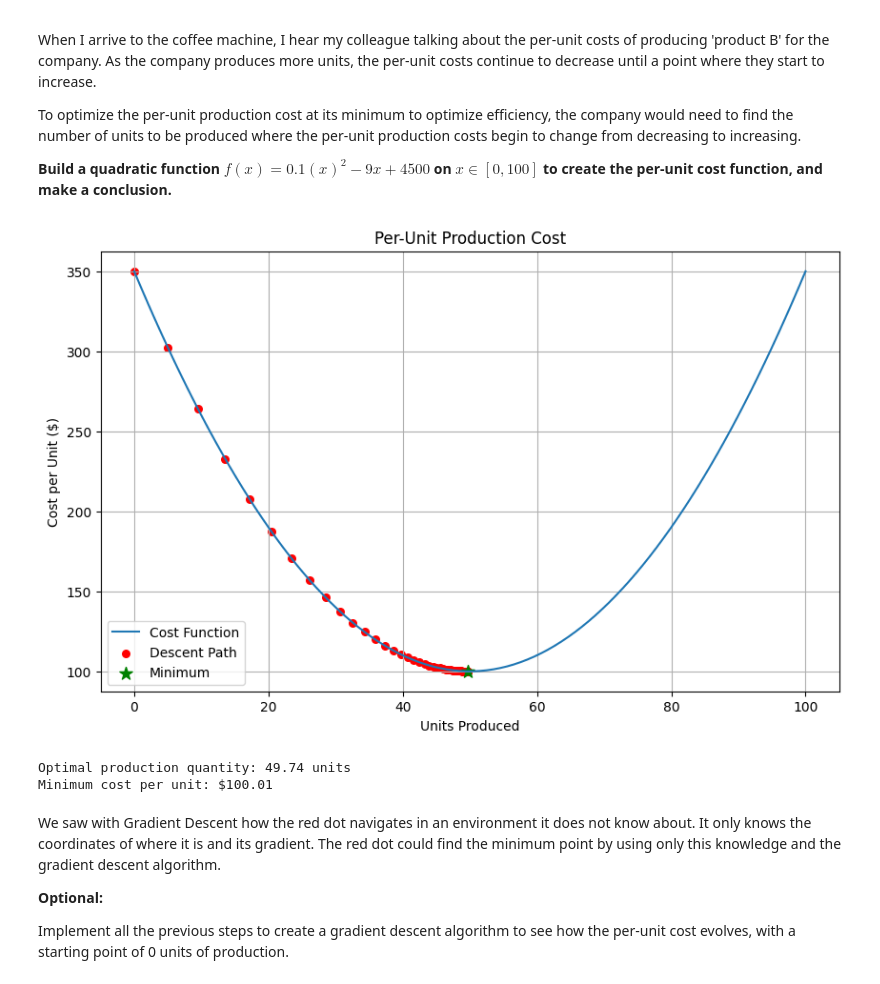
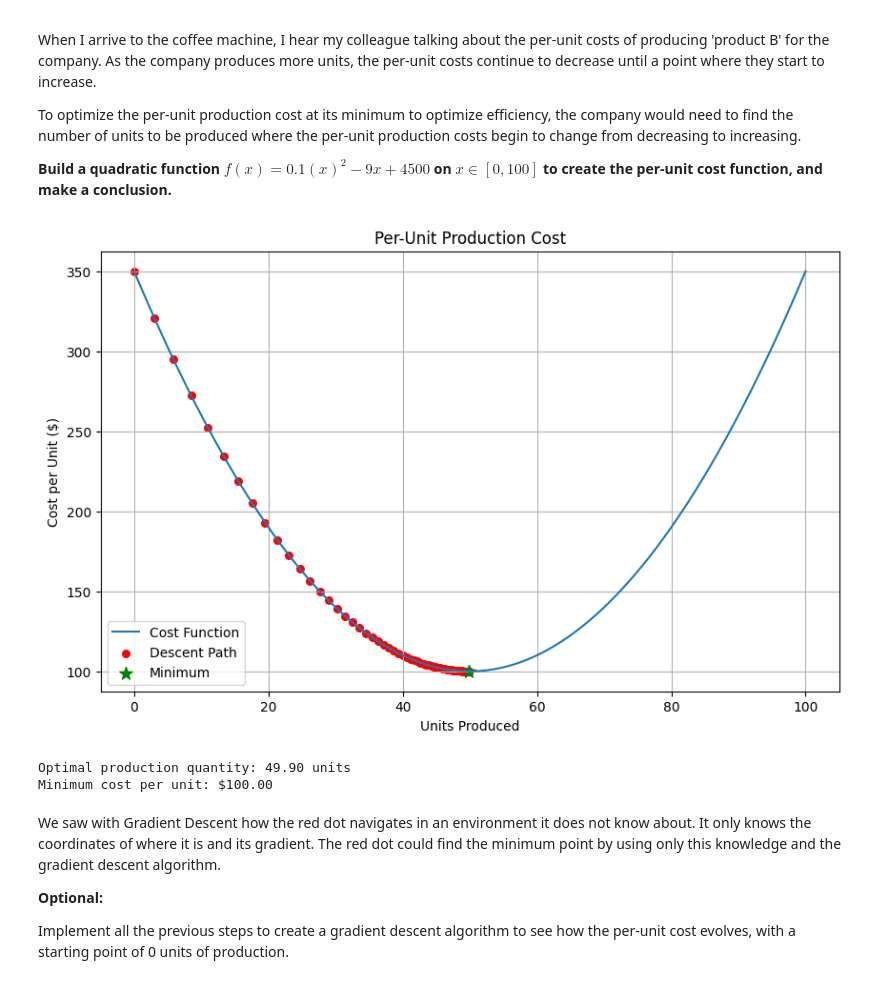
Before and after one commit to 4GeeksAcademy/BakuDShaggy-Calculus-Algebra, a Jupyter notebook: notebook/problems.ipynb, the cells around one changed output. Drawn from its saved outputs; the diff is of its cells as text; code cells hidden in the pictures.

```diff
--- a/notebook/problems.ipynb
+++ b/notebook/problems.ipynb
@@ -73,11 +73,20 @@ The first derivative of the speed function is acceleration. I realize that the s
 
 **Find the acceleration value and build the quadratic function  $(t ∈ [0,10])$. Also, create a graph and a table.**
 # %%
+# Calculate acceleration (from physics: distance = 0.5 * a * t^2)
+# Given: distance = 25m at t=10s, initial speed=0
+# 25 = 0.5 * a * (10)^2 → 25 = 50a → a = 0.5 m/s²
+acceleration = 0.5
+
+# Define distance function (quadratic)
+def distance(t):
+    return 0.5 * acceleration * t**2
+
 # Define speed function (derivative of distance)
 def speed(t):
     return acceleration * t
 
-# Add speed to the plot
+# Plot both functions
 t = np.linspace(0, 10, 100)
 plt.figure(figsize=(10, 5))
 plt.plot(t, distance(t), label='Distance')
@@ -89,7 +98,7 @@ plt.grid(True)
 plt.legend()
 plt.show()
 
-# Update DataFrame with speed
+# Create DataFrame
 df = pd.DataFrame({
     'Time (s)': np.arange(0, 11, 2),
     'Distance (m)': [distance(t) for t in np.arange(0, 11, 2)],
@@ -276,39 +292,41 @@ def cost(x):
 
 def d_cost(x):
     return 0.2 * (x - 50)
 
-# Improved Gradient Descent
-def gradient_descent_cost(initial_x, learning_rate=0.5, nsteps=50):
+def gradient_descent_cost(initial_x, learning_rate=0.3, nsteps=100):
     x = initial_x
     history = [x]
     for _ in range(nsteps):
-        x = x - learning_rate * d_cost(x)
+        # Calculate gradient
+        grad = d_cost(x)
+        # Update x
+        x = x - learning_rate * grad
         history.append(x)
     return x, history
 
 # Run gradient descent
 optimal_x, history = gradient_descent_cost(initial_x=0)
 optimal_cost = cost(optimal_x)
 
 # Visualization
 x_vals = np.linspace(0, 100, 100)
 plt.figure(figsize=(10, 6))
 plt.plot(x_vals, cost(x_vals), label='Cost Function')
 plt.scatter(history, cost(np.array(history)), c='red', s=30, label='Descent Path')
 plt.scatter([optimal_x], [optimal_cost], c='green', s=100, marker='*', label='Minimum')
 plt.title('Per-Unit Production Cost')
 plt.xlabel('Units Produced')
 plt.ylabel('Cost per Unit ($)')
 plt.legend()
 plt.grid(True)
 plt.show()
 
 print(f"Optimal production quantity: {optimal_x:.2f} units")
 print(f"Minimum cost per unit: ${optimal_cost:.2f}")
 # %% [output]
-[figure, old version]
+[figure, new version]
-Optimal production quantity: 49.74 units
-Minimum cost per unit: $100.01
+Optimal production quantity: 49.90 units
+Minimum cost per unit: $100.00
 # %% [markdown]
 We saw with Gradient Descent how the red dot navigates in an environment it does not know about. It only knows the coordinates of where it is and its gradient. The red dot could find the minimum point by using only this knowledge and the gradient descent algorithm.
 
```
Also changed, not shown: parts of 1 cell of this notebook.
